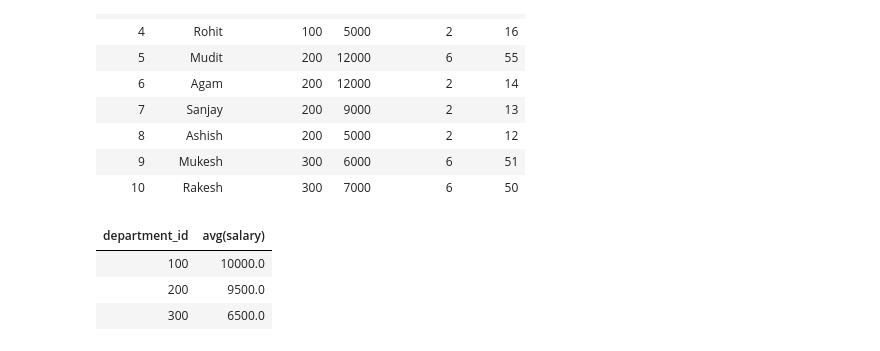
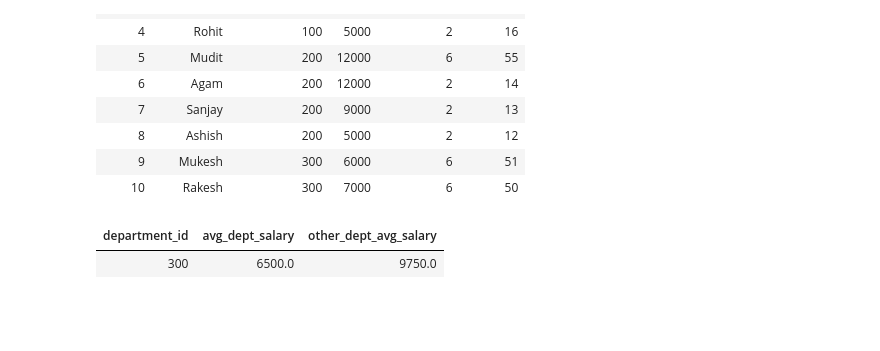
Before and after one commit to Rupam-1/SQL-Pyspark-practise_youtube, a Jupyter notebook: 07. PYSPARK - Part4.ipynb, the cells around one changed output. Cells and saved outputs as stored; diff of their text form; code cells hidden in the pictures; blank space fills up the shorter version.

```diff
--- a/07. PYSPARK - Part4.ipynb
+++ b/07. PYSPARK - Part4.ipynb
@@ -392,10 +392,27 @@ emp_df.display()
 # %%
 from pyspark.sql.functions import *
 
-df = emp_df.groupBy("department_id").agg(avg("salary")).alias("avg_dept_salary")
+df = emp_df.groupBy(
+        "department_id"
+    ).agg(
+        avg("salary").alias("avg_dept_salary")
+    ).alias(
+        "e1"
+    ).join(
+        emp_df.alias("e2"),
+        col("e1.department_id") != col("e2.department_id"),
+        "inner"
+    ).groupBy(
+        "e1.department_id",
+        "e1.avg_dept_salary"
+    ).agg(
+        avg("e2.salary").alias("other_dept_avg_salary")
+    ).filter(
+        col("e1.avg_dept_salary") < col("other_dept_avg_salary")
+    )
+
+
 df.display()
 # %% [output]
-| department_id | avg(salary) |
-| 100 | 10000.0 |
-| 200 | 9500.0 |
-| 300 | 6500.0 |
+| department_id | avg_dept_salary | other_dept_avg_salary |
+| 300 | 6500.0 | 9750.0 |
```
